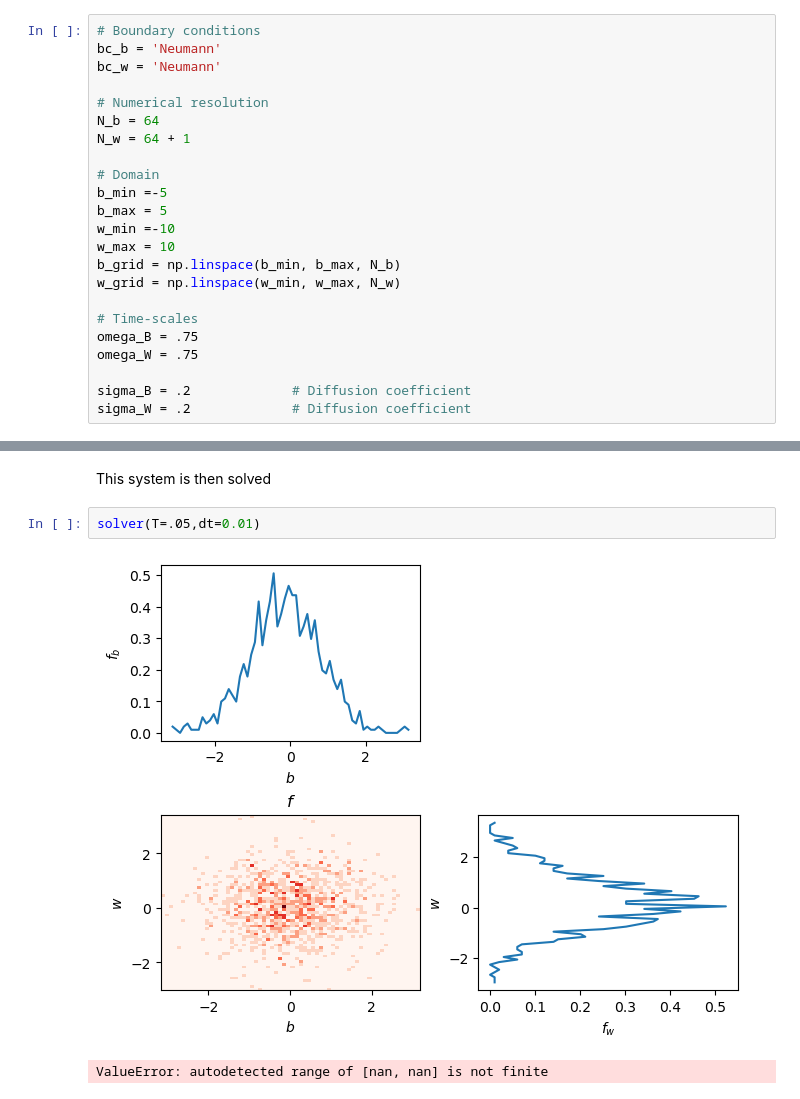
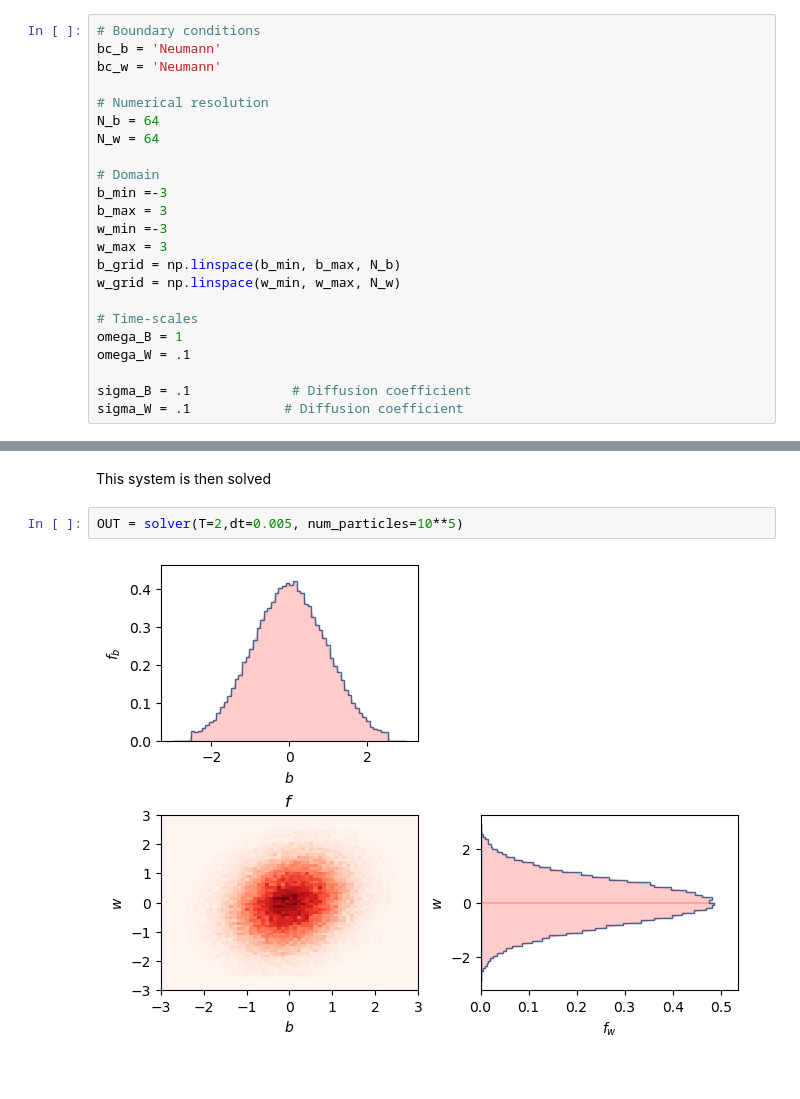
Before and after one commit to mannixp/D.strafity-mapping, a Jupyter notebook: Mapping/Part2_IEM_particle_fBW.ipynb, the cells around one changed output, grey strips where cells are left out. Cells and saved outputs as stored; diff of their text form.

Commit message:
Finished the 2D implementation of f_WB particles

```diff
--- a/Mapping/Part2_IEM_particle_fBW.ipynb
+++ b/Mapping/Part2_IEM_particle_fBW.ipynb
@@ -90,22 +90,22 @@ bc_w = 'Neumann'
 
 # Numerical resolution
 N_b = 64
-N_w = 64 + 1
+N_w = 64
 
 # Domain
-b_min =-5
-b_max = 5
-w_min =-10
-w_max = 10
+b_min =-3
+b_max = 3
+w_min =-3
+w_max = 3
 b_grid = np.linspace(b_min, b_max, N_b)
 w_grid = np.linspace(w_min, w_max, N_w)
 
 # Time-scales
-omega_B = .75
-omega_W = .75
+omega_B = 1
+omega_W = .1
 
-sigma_B = .2             # Diffusion coefficient
-sigma_W = .2             # Diffusion coefficient
+sigma_B = .1             # Diffusion coefficient
+sigma_W = .1            # Diffusion coefficient
 # %% [markdown]
 Then we set up the system of SDEs
 # %%
@@ -241,8 +226,7 @@ def solver(T, dt, num_particles = 10**3):
     return b, w
 # %% [markdown]
 This system is then solved
-# %%
-solver(T=.05,dt=0.01)
-# %% [output]
-[figure, removed]
-ValueError: autodetected range of [nan, nan] is not finite
+# %%
+OUT = solver(T=2,dt=0.005, num_particles=10**5)
+# %% [output]
+[figure, added]
```
Also changed, not shown: parts of 3 cells of this notebook.
